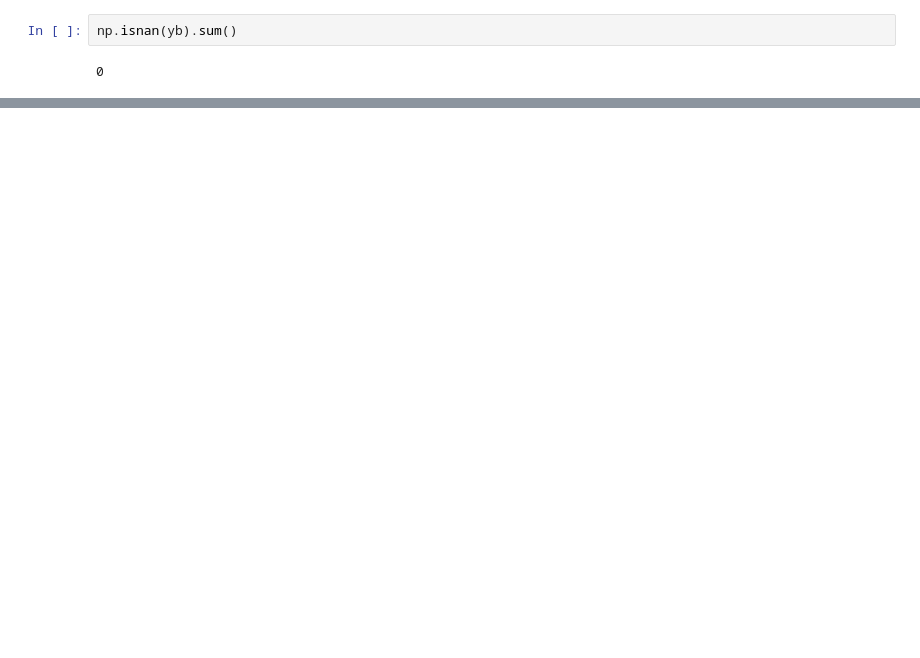
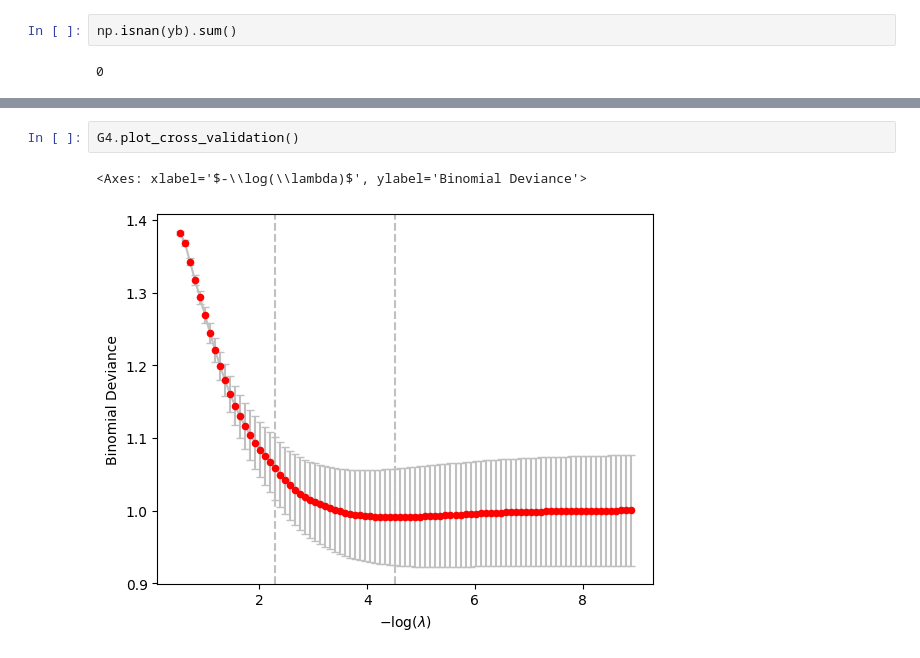
Before and after one commit to jonathan-taylor/glmnetpy, a Jupyter notebook: docs/examples/cross_validation.ipynb, the cells around one changed output, grey strips where cells are left out. Drawn from its saved outputs; the diff is of its cells as text; blank space fills up the shorter version.

```diff
--- a/docs/examples/cross_validation.ipynb
+++ b/docs/examples/cross_validation.ipynb
@@ -158,0 +250,5 @@ GLMNet(lambda_values=array([1.00000000e+00, 9.11162756e-01, 8.30217568e-01, 7.56
+# %%
+G4.plot_cross_validation()
+# %% [output]
+<Axes: xlabel='$-\\log(\\lambda)$', ylabel='Binomial Deviance'>
+[figure, added]
```
Also changed, not shown: parts of 19 cells of this notebook, 5 other files.
